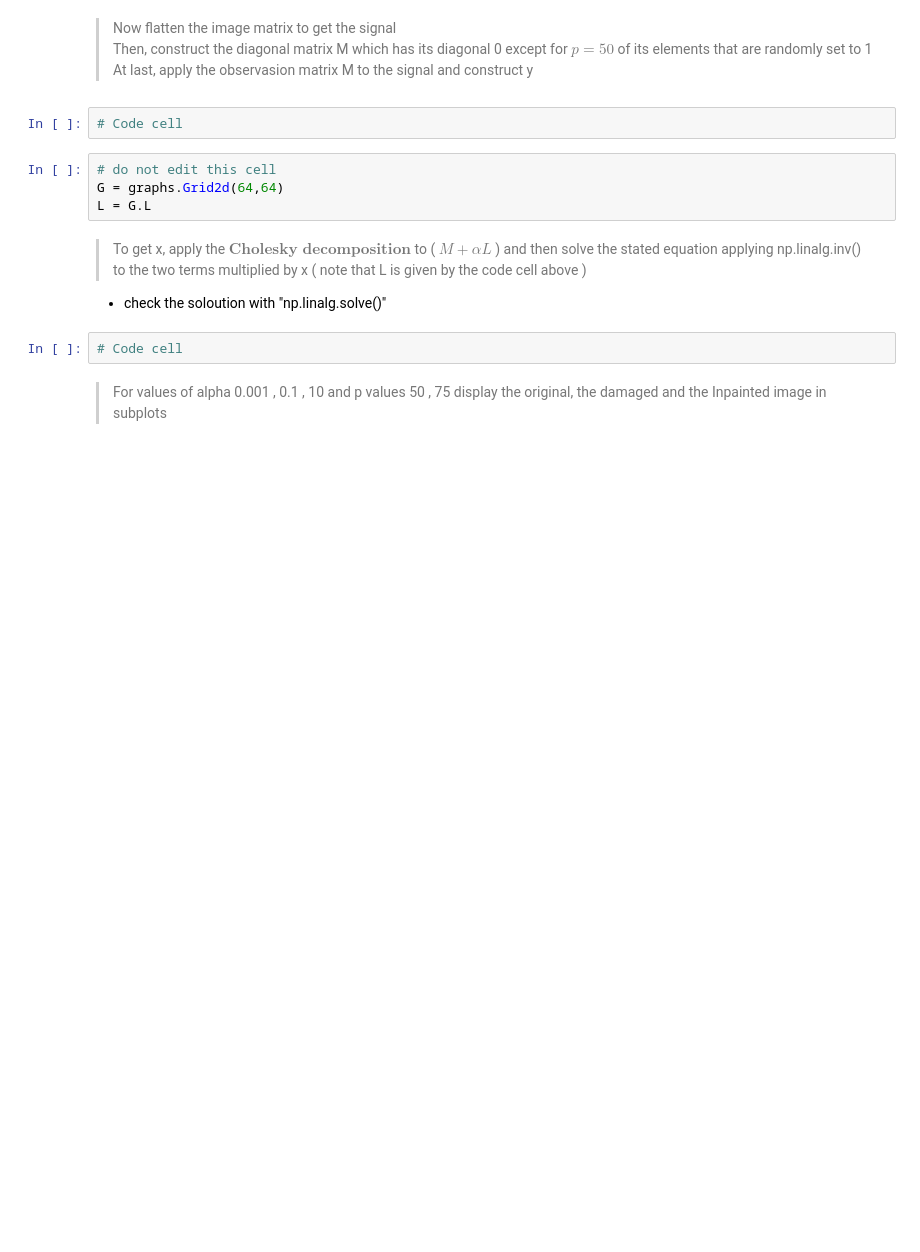
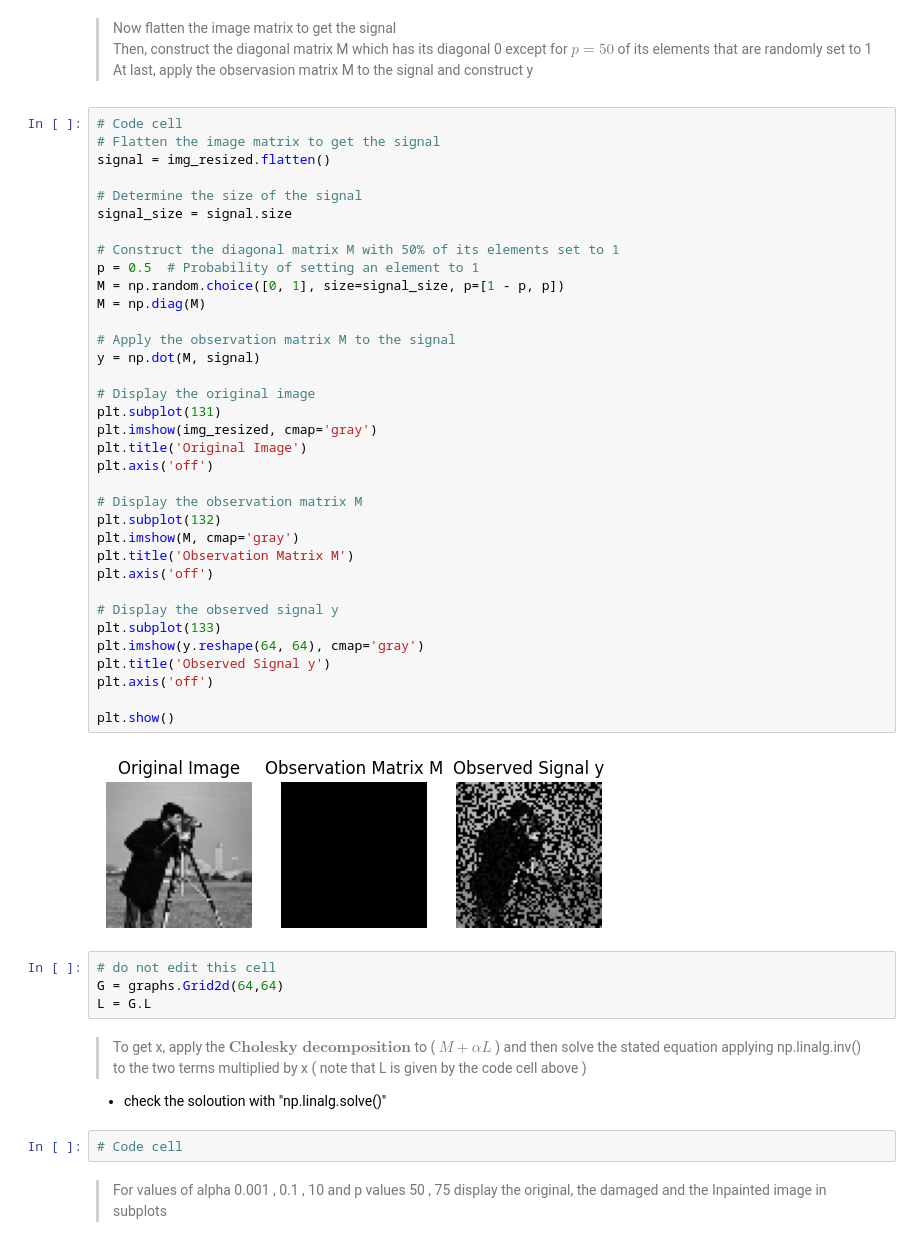
Before and after one commit to AliKouchekzade/CHW1, a Jupyter notebook: CHW1.ipynb, the cells around one changed output. Saved outputs shown, nothing was run; the diff lists cells and outputs as text; blank space fills up the shorter version.

```diff
--- a/CHW1.ipynb
+++ b/CHW1.ipynb
@@ -638,8 +663,43 @@ smoothness prior. The solution can therefore be considered as an inpainted versi
 >Now flatten the image matrix to get the signal\
 >Then, construct the diagonal matrix M which has its diagonal 0 except for $p = 50%$ of its elements that are randomly set to 1\
 >At last, apply the observasion matrix M to the signal and construct y
-# %%
-# Code cell
+# %%
+# Code cell
+# Flatten the image matrix to get the signal
+signal = img_resized.flatten()
+
+# Determine the size of the signal
+signal_size = signal.size
+
+# Construct the diagonal matrix M with 50% of its elements set to 1
+p = 0.5  # Probability of setting an element to 1
+M = np.random.choice([0, 1], size=signal_size, p=[1 - p, p])
+M = np.diag(M)
+
+# Apply the observation matrix M to the signal
+y = np.dot(M, signal)
+
+# Display the original image
+plt.subplot(131)
+plt.imshow(img_resized, cmap='gray')
+plt.title('Original Image')
+plt.axis('off')
+
+# Display the observation matrix M
+plt.subplot(132)
+plt.imshow(M, cmap='gray')
+plt.title('Observation Matrix M')
+plt.axis('off')
+
+# Display the observed signal y
+plt.subplot(133)
+plt.imshow(y.reshape(64, 64), cmap='gray')
+plt.title('Observed Signal y')
+plt.axis('off')
+
+plt.show()
+# %% [output]
+[figure, added]
 # %%
 # do not edit this cell
 G = graphs.Grid2d(64,64)
```
Also changed, not shown: parts of 5 cells of this notebook.
